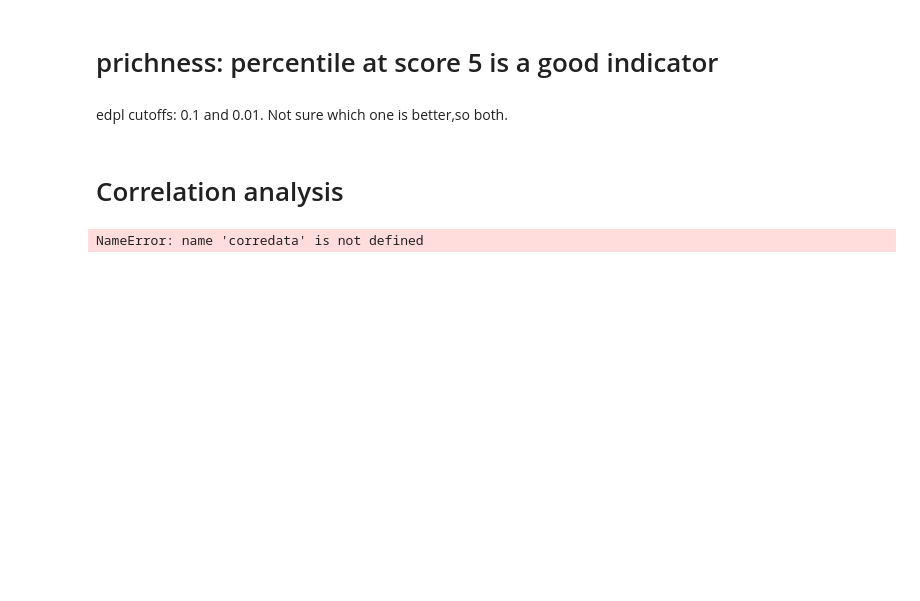
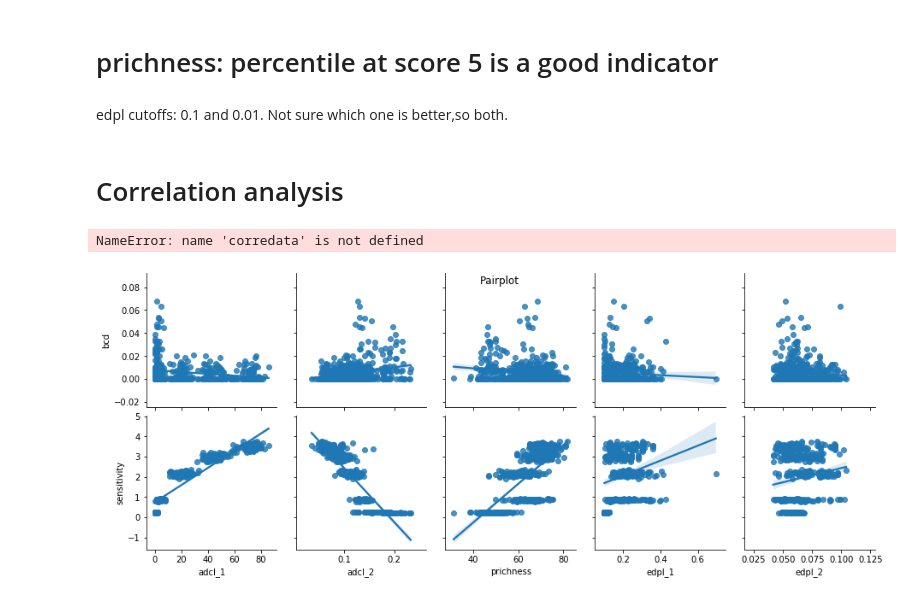
Before and after one commit to hongyingsun1101/microbiome, a Jupyter notebook: data-exploring-202007.ipynb, the cells around one changed output. Drawn from its saved outputs; the diff is of its cells as text; code cells hidden in the pictures; blank space fills up the shorter version.

Commit message:
pairplot added

```diff
--- a/data-exploring-202007.ipynb
+++ b/data-exploring-202007.ipynb
@@ -1381,6 +1410,21 @@ g = sns.pairplot(corredata,
                  y_vars=['A_bcd','A_sensitivity'],kind='reg')
 # %% [output]
 NameError: name 'corredata' is not defined
+# %%
+g = sns.pairplot(dfallvariable,
+                 x_vars=['adcl_1', 'adcl_2',
+        'prichness',
+       'edpl_1',
+       'edpl_2' ],
+                 y_vars=['bcd','sensitivity'],kind='reg')
+g.fig.suptitle("Pairplot")
+
+
+g.savefig('figures/pairplot-community.png', dpi=1000)
+
+# fig.savefig('figures/'+pstats+'.png',dpi=1000)
+# %% [output]
+[figure, added]
 # %%
 g = sns.pairplot(corredata,
                  x_vars=['B_adcl_1', 'B_adcl_2',
```
Also changed, not shown: parts of 5 cells of this notebook, 1 other file.
